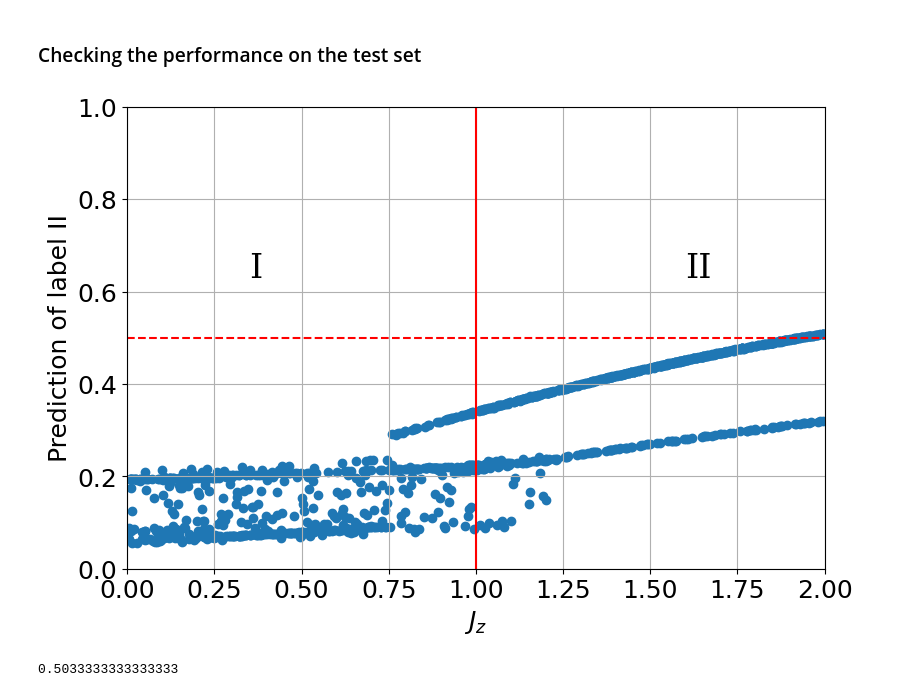
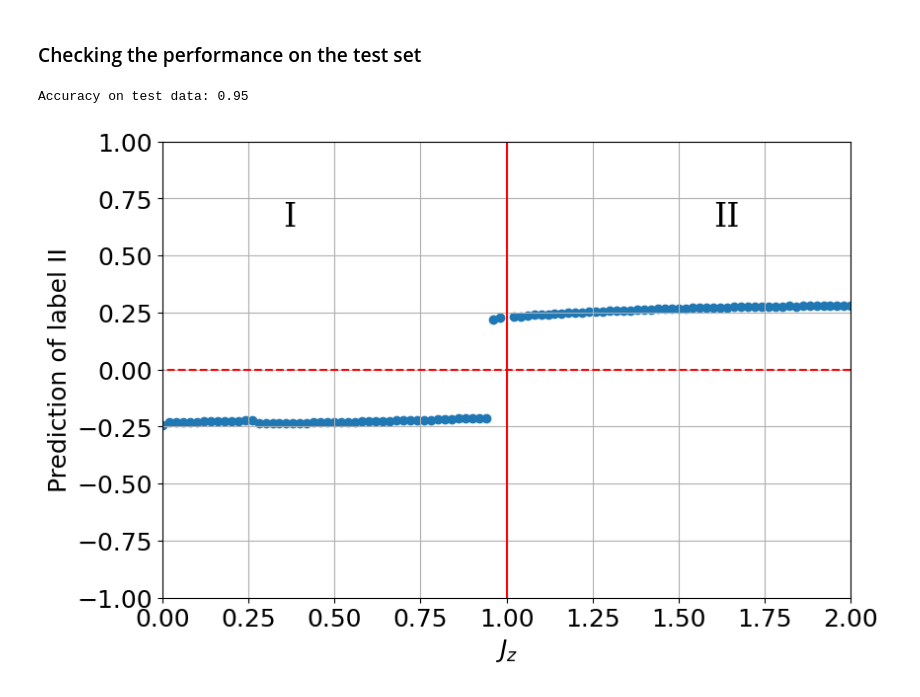
Before and after one commit to Louisanity/cuPhastLearn, a Jupyter notebook: demo_notebook/XXZ_model.ipynb, the cells around one changed output. Saved outputs shown, nothing was run; the diff lists cells and outputs as text; code cells hidden in the pictures.

```diff
--- a/demo_notebook/XXZ_model.ipynb
+++ b/demo_notebook/XXZ_model.ipynb
@@ -306,5 +324,10 @@ df_shuffled = df_total.sample(frac=1).reset_index(drop=True)
 train_pos = int(0.8 * len(df_total))
 df_train = df_shuffled.iloc[:train_pos,:]
 df_test = df_shuffled.iloc[train_pos:,:]
+
+df_train_data = np.array(df_train) # will cut of the last 3 elements in circuit
+df_train_label = np.array(df_train[n_max+2])
+df_test_data = np.array(df_test) # will cut of the last 3 elements in circuit
+df_test_label = np.array(df_test[n_max+2])
 # %% [markdown]
 ### Constructing objective functions
@@ -616,0 +362,29 @@ x = [-1.02335802e+00,  2.31935568e-01,  2.17377158e-01, -6.81614619e-02,
+# %%
+np.random.seed(0)
+
+weights_init = 0.1 * np.random.randn(TN_classifier.n_params, requires_grad=True)
+bias_init = np.array(0.0, requires_grad=True)
+opt = qml.NesterovMomentumOptimizer(0.5)
+batch_size = 10
+# %%
+weights = weights_init
+bias = bias_init
+for it in range(100):
+
+    # Update the weights by one optimizer step, using only a limited batch of data
+    batch_index = np.random.randint(0, len(df_train_label), (batch_size,))
+    data_batch = df_train_data[batch_index]
+    label_batch = df_train_label[batch_index]
+
+
+    weights, bias = opt.step(cost, weights, bias, train_data=data_batch, labels=label_batch)
+
+    # Compute accuracy
+    predictions = [np.sign(variational_classifier(weights, bias, df)) for df in df_train_data]
+
+    current_cost = cost(weights, bias, df_train_data, df_train_label)
+    acc = accuracy(df_train_label, predictions)
+
+    print(f"Iter: {it+1:4d} | Cost: {current_cost:0.7f} | Accuracy: {acc:0.7f}")
+    print(weights[0])
+    print(bias)
@@ -617,3 +410,11 @@ x = [-1.02335802e+00,  2.31935568e-01,  2.17377158e-01, -6.81614619e-02,
 # %% [markdown]
 ### Checking the performance on the test set
+# %%
+predictions_test = [np.sign(variational_classifier(weights, bias, df)) for df in df_test_data]
+
+acc_test = accuracy(df_test_label, predictions_test)
+
+print("Accuracy on test data:", acc_test)
+# %% [output]
+Accuracy on test data: 0.95
 # %%
@@ -663,27 +449,20 @@ for i in range(len(df_test)):
 # %%
+
 # %matplotlib inline
 # plt.rcParams.update({'font.size': 14})
 # plt.figure()
-fields = np.array(df_test[n_max])
+fields = np.array(df_total[n_max])
 plt.scatter(fields, preds)
 
 plt.xlabel(r'$J_z$')
 plt.ylabel('Prediction of label II')
 plt.grid()
-plt.ylim([0, 1])
+plt.ylim([-1, 1])
 plt.xlim([0, 2])
-plt.plot([1, 1], [0, 1], 'r')
+plt.plot([1, 1], [-1, 1], 'r')
 plt.text(0.35, 0.63, 'I', fontsize=24, fontfamily='serif')
 plt.text(1.6, 0.63, 'II', fontsize=24, fontfamily='serif')
-plt.plot([0, 2], [0.5, 0.5], 'r--')
+plt.plot([2, 0], [0,0], 'r--')
 plt.show()
 # %% [output]
-[figure, old version]
+[figure, new version]
-# %%
-correct = 0
-for i, p in enumerate(preds):
-    if abs(trues[i] - p) < 0.5:
-        correct += 1
-print(correct / len(df_test))
-# %% [output]
-0.5033333333333333
```
Also changed, not shown: parts of 33 cells of this notebook.
